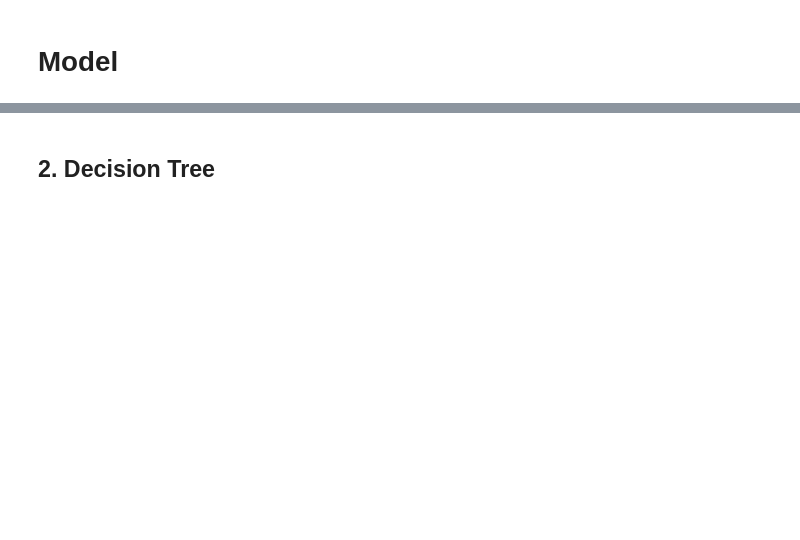
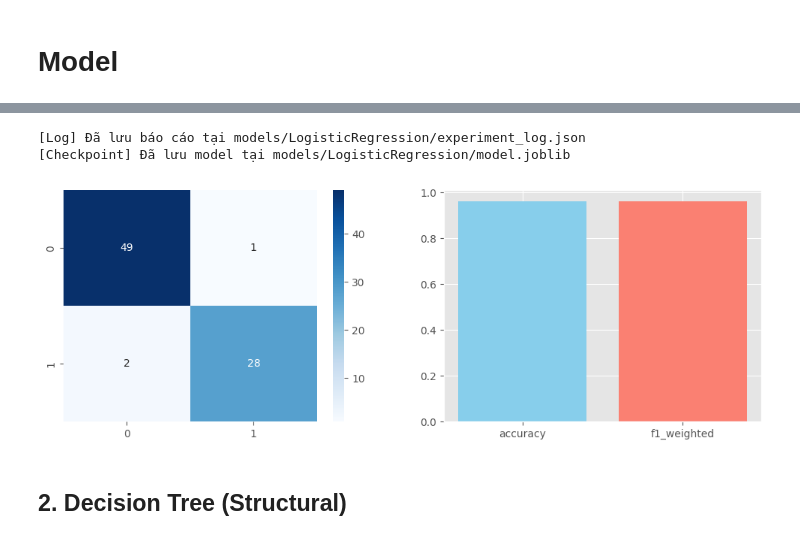
Before and after one commit to YuluWusu/Training-A.I-model-for-diagnosing-kidney-disease, a Jupyter notebook: diagnosing_kidney_disease.ipynb, the cells around one changed output, grey strips where cells are left out. Cells and saved outputs as stored; diff of their text form; code cells hidden in the pictures; blank space fills up the shorter version.

Commit message:
feat(model): add loss and confusion matrix visualization

```diff
--- a/diagnosing_kidney_disease.ipynb
+++ b/diagnosing_kidney_disease.ipynb
@@ -34,3 +29,7 @@ print(f"{datasets}")
+# %%
+# Đường dẫn file dữ liệu cụ thể
+csv_file = os.path.join(data_path, "kidney_disease.csv")
+df = pd.read_csv(csv_file)
 # %% [markdown]
 # Data Preprocessing
 # %%
@@ -152,0 +111,13 @@ Dữ liệu Train sau khi mã hóa:
+# %%
+from sklearn.preprocessing import LabelEncoder
+
+remaining_cat_cols = X_train.select_dtypes(include=['object']).columns
+print(f"Encoding remaining columns: {list(remaining_cat_cols)}")
+
+for col in remaining_cat_cols:
+    le = LabelEncoder()
+    X_train[col] = le.fit_transform(X_train[col].astype(str))
+    X_test[col] = X_test[col].astype(str).map(lambda x: le.transform([x])[0] if x in le.classes_ else -1)
+
+print("All columns converted to numerical format.")
+display(X_train.head())
@@ -240,2 +167,33 @@ weighted avg       0.94      0.94      0.94        80
+# %%
+from sklearn.linear_model import LogisticRegression
+from sklearn.metrics import accuracy_score, f1_score, confusion_matrix
+import matplotlib.pyplot as plt
+import seaborn as sns
+import joblib
+import os
+
+name = "LogisticRegression"
+params = {"solver": "liblinear", "C": 1.0}
+model = LogisticRegression(**params)
+model.fit(X_train, y_train)
+
+y_pred = model.predict(X_test)
+metrics = {"accuracy": accuracy_score(y_test, y_pred), "f1_weighted": f1_score(y_test, y_pred, average='weighted')}
+
+# Lưu Log và Checkpoint
+save_experiment_report(name, "non-iterative", params, metrics)
+joblib.dump(model, f"models/{name}/model.joblib")
+print(f"[Checkpoint] Đã lưu model tại models/{name}/model.joblib")
+
+# Visualize
+fig, ax = plt.subplots(1, 2, figsize=(12, 4))
+cm = confusion_matrix(y_test, y_pred)
+sns.heatmap(cm, annot=True, fmt='d', ax=ax[0], cmap='Blues')
+ax[1].bar(metrics.keys(), metrics.values(), color=['skyblue', 'salmon'])
+plt.show()
+# %% [output]
+[Log] Đã lưu báo cáo tại models/LogisticRegression/experiment_log.json
+[Checkpoint] Đã lưu model tại models/LogisticRegression/model.joblib
+[figure, added]
 # %% [markdown]
-## 2. Decision Tree
+## 2. Decision Tree (Structural)
```
Also changed, not shown: parts of 32 cells of this notebook, 22 other files.
